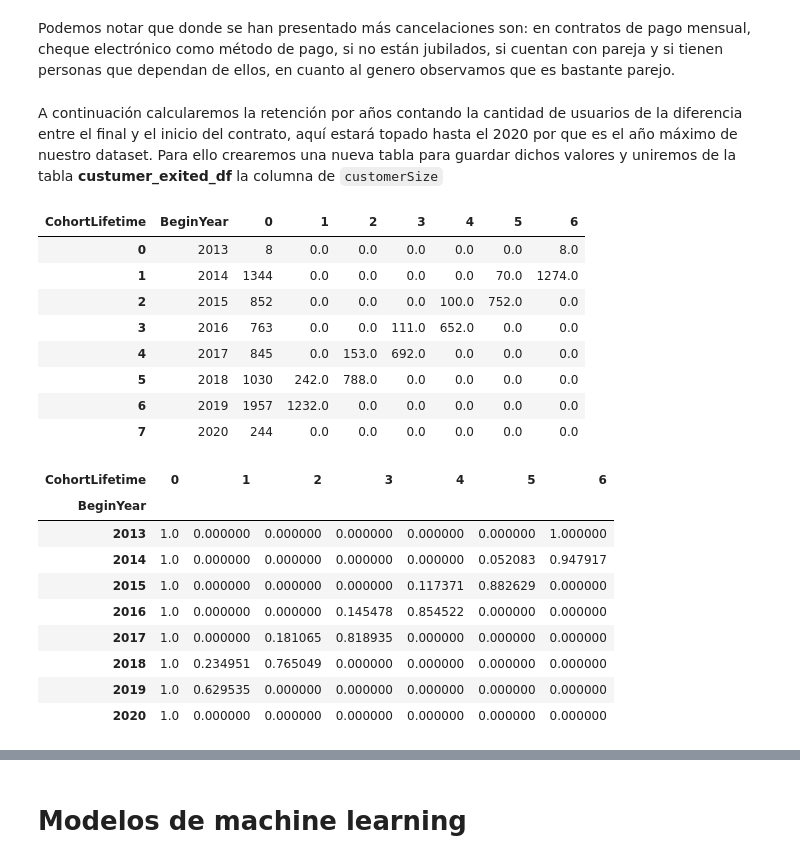
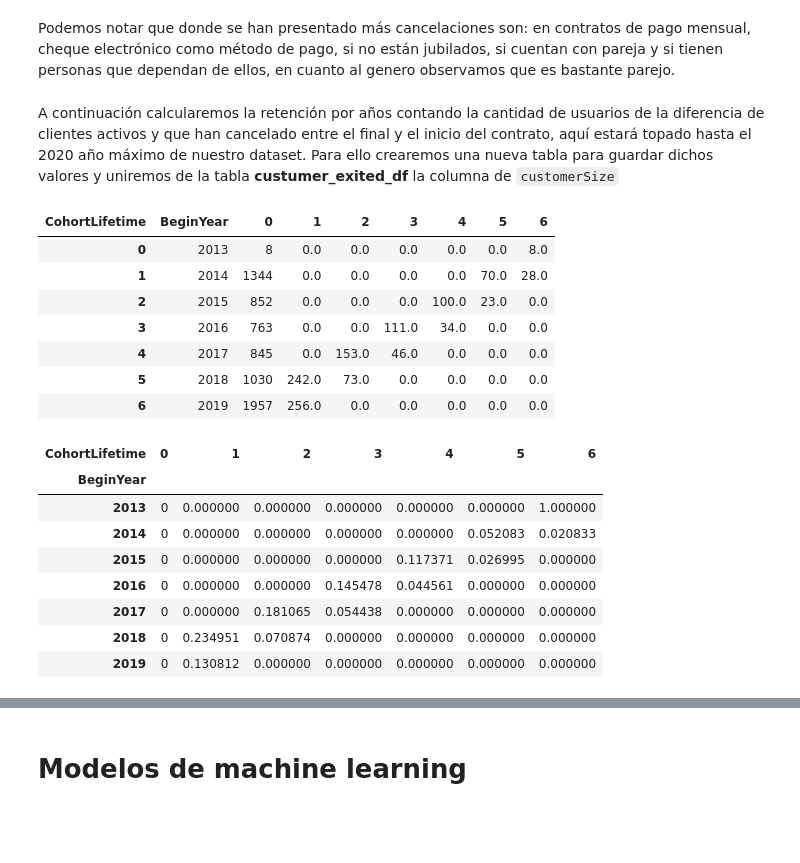
Before and after one commit to jFcomb/ML-churn-predictor, a Jupyter notebook: Interconect_Churn.ipynb, the cells around one changed output, grey strips where cells are left out. Saved outputs shown, nothing was run; the diff lists cells and outputs as text; code cells hidden in the pictures; blank space fills up the shorter version.

```diff
--- a/Interconect_Churn.ipynb
+++ b/Interconect_Churn.ipynb
@@ -120,6 +121,9 @@ df_contract['Churn'] = [False  if element == 'No' else True for element in df_co
 
 # Cambio a tipo datetime columna EndDate
 df_contract['EndDate'] = df_contract['EndDate'].transform(lambda x:"2020-02-01 00:00:00" if x=='No' else  x).astype('datetime64[ns]')
+
+# Cambio a valores booleanos
+df_contract['PaperlessBilling']=df_contract['PaperlessBilling'].replace({'Yes':True, 'No':False})
 # %% [markdown]
 Observemos los cambios realizados, después utilizaremos el metodo describe para ver la disttribución de nuestros valores y averiguaremos otros datos
 # %%
@@ -595,9 +599,9 @@ MultipleLines       0
 dtype: int64
 # %%
 # Imputación de valores nulos
-df[df['MonthlyCharges'] <= 26.90] = df.query("MonthlyCharges <=26.90").fillna('No')
-df[df['MonthlyCharges'] < 42.90] =  df.query("MonthlyCharges < 42.90").fillna('Yes')
-df[df['MonthlyCharges'] > 42.90] =  df.query("MonthlyCharges >= 42.90").fillna('No')
+df[df['MonthlyCharges'] <= 26.90] = df.query("MonthlyCharges <=26.90").fillna(False)
+df[df['MonthlyCharges'] < 42.90] =  df.query("MonthlyCharges < 42.90").fillna(True)
+df[df['MonthlyCharges'] > 42.90] =  df.query("MonthlyCharges >= 42.90").fillna(False)
 
 #Verificación de valores nulos restantes
 df[missing_values_columns].isna().sum()
@@ -796,15 +812,15 @@ for i in range(3):
 # %% [markdown]
 Podemos notar que donde se han presentado más cancelaciones son: en contratos de pago mensual, cheque electrónico como método de pago, si no están jubilados, si cuentan con pareja y si tienen personas que dependan de ellos, en cuanto al genero observamos que es bastante parejo.
 # %% [markdown]
-A continuación calcularemos la retención por años contando la cantidad de usuarios de la diferencia entre el final y el inicio del contrato, aquí estará topado hasta el 2020 por que es el año máximo de nuestro dataset. Para ello crearemos una nueva tabla para guardar dichos valores y uniremos de la tabla **custumer_exited_df** la columna de `customerSize`
+A continuación calcularemos la retención por años contando la cantidad de usuarios de la diferencia de clientes activos y que han cancelado entre el final y el inicio del contrato, aquí estará topado hasta el 2020  año máximo de nuestro dataset. Para ello crearemos una nueva tabla para guardar dichos valores y uniremos de la tabla **custumer_exited_df** la columna de `customerSize`
 # %%
 # Cálculo del tiempo de vida de contratos de los clientes
 df_retain['CohortLifetime']=df_retain['EndYear']-df_retain['BeginYear']
 
 # Creación de nueva tabla con la cuenta de usuarios unicos
-cohorts = df_retain.pivot_table(index = ['BeginYear','CohortLifetime'],
+cohorts = df_retain.pivot_table(index = ['BeginYear','CohortLifetime','Churn'],
                          aggfunc = {'customerID':'nunique'}).reset_index()
-
+cohorts = cohorts[cohorts['Churn']==True].drop('Churn',axis=1)
 # Tabla agrupada por año de inicio del cliente y por años en el servicio
 cohorts=cohorts.pivot_table(index='BeginYear', columns='CohortLifetime', values = 'customerID').reset_index()
 # Agregamos el valor inicial de los clientes
@@ -816,37 +832,35 @@ cohorts
 # %% [output]
 | CohortLifetime | BeginYear | 0 | 1 | 2 | 3 | 4 | 5 | 6 |
 | 0 | 2013 | 8 | 0.0 | 0.0 | 0.0 | 0.0 | 0.0 | 8.0 |
-| 1 | 2014 | 1344 | 0.0 | 0.0 | 0.0 | 0.0 | 70.0 | 1274.0 |
-| 2 | 2015 | 852 | 0.0 | 0.0 | 0.0 | 100.0 | 752.0 | 0.0 |
-| 3 | 2016 | 763 | 0.0 | 0.0 | 111.0 | 652.0 | 0.0 | 0.0 |
-| 4 | 2017 | 845 | 0.0 | 153.0 | 692.0 | 0.0 | 0.0 | 0.0 |
-| 5 | 2018 | 1030 | 242.0 | 788.0 | 0.0 | 0.0 | 0.0 | 0.0 |
-| 6 | 2019 | 1957 | 1232.0 | 0.0 | 0.0 | 0.0 | 0.0 | 0.0 |
-| 7 | 2020 | 244 | 0.0 | 0.0 | 0.0 | 0.0 | 0.0 | 0.0 |
+| 1 | 2014 | 1344 | 0.0 | 0.0 | 0.0 | 0.0 | 70.0 | 28.0 |
+| 2 | 2015 | 852 | 0.0 | 0.0 | 0.0 | 100.0 | 23.0 | 0.0 |
+| 3 | 2016 | 763 | 0.0 | 0.0 | 111.0 | 34.0 | 0.0 | 0.0 |
+| 4 | 2017 | 845 | 0.0 | 153.0 | 46.0 | 0.0 | 0.0 | 0.0 |
+| 5 | 2018 | 1030 | 242.0 | 73.0 | 0.0 | 0.0 | 0.0 | 0.0 |
+| 6 | 2019 | 1957 | 256.0 | 0.0 | 0.0 | 0.0 | 0.0 | 0.0 |
 # %%
 # Calculo de porcentaje de cancelaciones
-for i in range (0,8):
-    for j in range(1,7):
-        cohorts.loc[i,j] = cohorts.loc[i,j]/cohorts.loc[i,0]
+for i in range (0,7):
+    for j in range(7,1,-1):
+        cohorts.iloc[i,j] = cohorts.iloc[i,j]/cohorts.iloc[i,1]
 
 # Visualización de datos
-cohorts[0] = cohorts[0]/cohorts[0]
+cohorts[0] = 0
 
 # Cambio de índice
 cohorts=cohorts.set_index('BeginYear')
 # Visualización de datos
 cohorts
 # %% [output]
 | CohortLifetime | 0 | 1 | 2 | 3 | 4 | 5 | 6 |
 | BeginYear |  |  |  |  |  |  |  |
-| 2013 | 1.0 | 0.000000 | 0.000000 | 0.000000 | 0.000000 | 0.000000 | 1.000000 |
-| 2014 | 1.0 | 0.000000 | 0.000000 | 0.000000 | 0.000000 | 0.052083 | 0.947917 |
-| 2015 | 1.0 | 0.000000 | 0.000000 | 0.000000 | 0.117371 | 0.882629 | 0.000000 |
-| 2016 | 1.0 | 0.000000 | 0.000000 | 0.145478 | 0.854522 | 0.000000 | 0.000000 |
-| 2017 | 1.0 | 0.000000 | 0.181065 | 0.818935 | 0.000000 | 0.000000 | 0.000000 |
-| 2018 | 1.0 | 0.234951 | 0.765049 | 0.000000 | 0.000000 | 0.000000 | 0.000000 |
-| 2019 | 1.0 | 0.629535 | 0.000000 | 0.000000 | 0.000000 | 0.000000 | 0.000000 |
-| 2020 | 1.0 | 0.000000 | 0.000000 | 0.000000 | 0.000000 | 0.000000 | 0.000000 |
+| 2013 | 0 | 0.000000 | 0.000000 | 0.000000 | 0.000000 | 0.000000 | 1.000000 |
+| 2014 | 0 | 0.000000 | 0.000000 | 0.000000 | 0.000000 | 0.052083 | 0.020833 |
+| 2015 | 0 | 0.000000 | 0.000000 | 0.000000 | 0.117371 | 0.026995 | 0.000000 |
+| 2016 | 0 | 0.000000 | 0.000000 | 0.145478 | 0.044561 | 0.000000 | 0.000000 |
+| 2017 | 0 | 0.000000 | 0.181065 | 0.054438 | 0.000000 | 0.000000 | 0.000000 |
+| 2018 | 0 | 0.234951 | 0.070874 | 0.000000 | 0.000000 | 0.000000 | 0.000000 |
+| 2019 | 0 | 0.130812 | 0.000000 | 0.000000 | 0.000000 | 0.000000 | 0.000000 |
 # %%
 # Gráfica de cancelaciones por año
 plt.figure(figsize=(9, 5))
```
Also changed, not shown: parts of 46 cells of this notebook.
